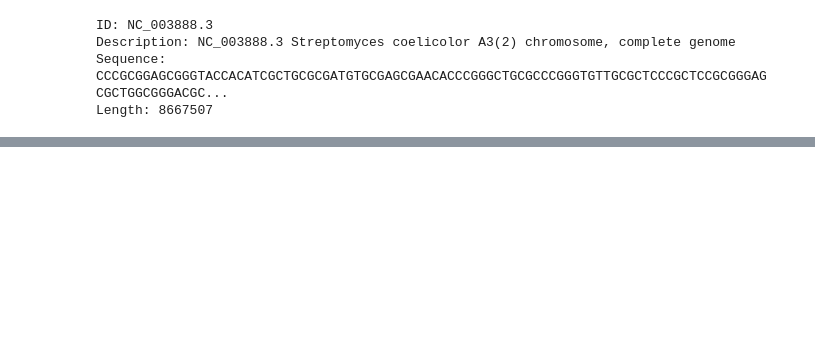
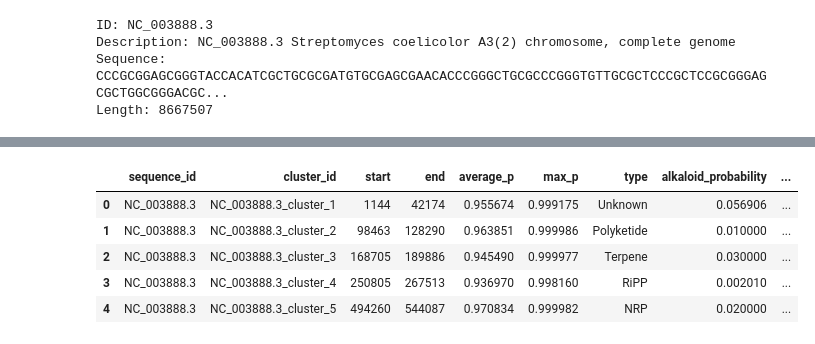
Before and after one commit to mahshid1373/BGC, a Jupyter notebook: BGC.ipynb, the cells around one changed output, grey strips where cells are left out. Cells and saved outputs as stored; diff of their text form; code cells hidden in the pictures; blank space fills up the shorter version.

```diff
--- a/BGC.ipynb
+++ b/BGC.ipynb
@@ -38,0 +137,12 @@ Length: 8667507
+# %%
+# Load the GECCO output JSON file
+reader = pd.read_csv('NC_003888.3.clusters.tsv', delimiter='\t')
+
+reader.head(5)
+# %% [output]
+|  | sequence_id | cluster_id | start | end | average_p | max_p | type | alkaloid_probability | ... |
+| 0 | NC_003888.3 | NC_003888.3_cluster_1 | 1144 | 42174 | 0.955674 | 0.999175 | Unknown | 0.056906 | ... |
+| 1 | NC_003888.3 | NC_003888.3_cluster_2 | 98463 | 128290 | 0.963851 | 0.999986 | Polyketide | 0.010000 | ... |
+| 2 | NC_003888.3 | NC_003888.3_cluster_3 | 168705 | 189886 | 0.945490 | 0.999977 | Terpene | 0.030000 | ... |
+| 3 | NC_003888.3 | NC_003888.3_cluster_4 | 250805 | 267513 | 0.936970 | 0.998160 | RiPP | 0.002010 | ... |
+| 4 | NC_003888.3 | NC_003888.3_cluster_5 | 494260 | 544087 | 0.970834 | 0.999982 | NRP | 0.020000 | ... |
```
Also changed, not shown: parts of 14 cells of this notebook, 50 other files.
